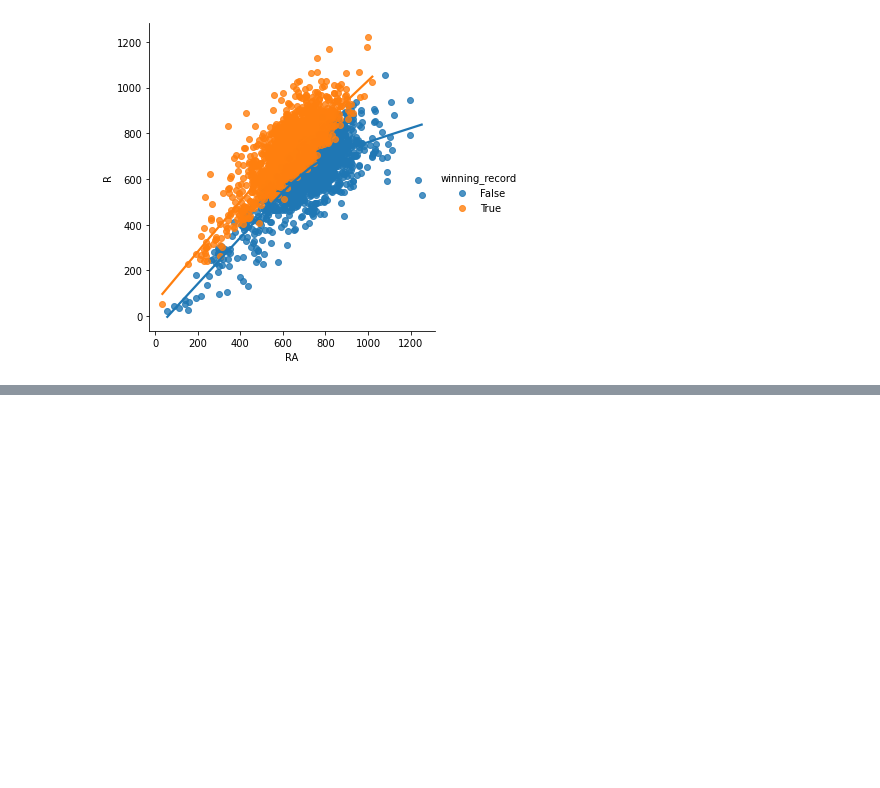
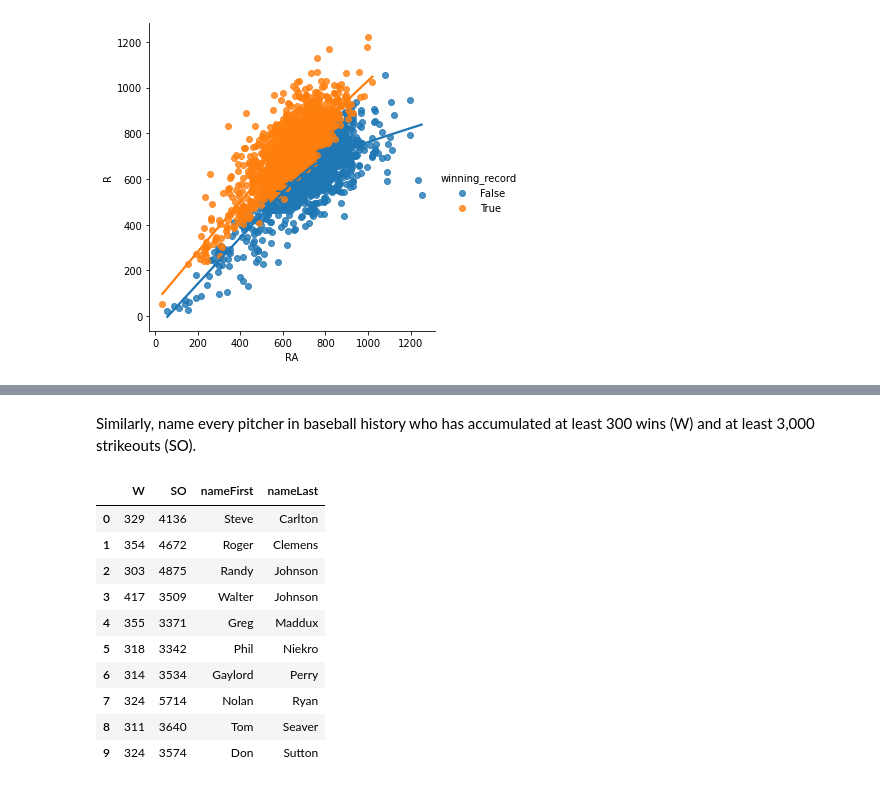
Before and after one commit to lwehausen/Python, a Jupyter notebook: Lahman_data_analysis.ipynb, the cells around one changed output, grey strips where cells are left out. Drawn from its saved outputs; the diff is of its cells as text; code cells hidden in the pictures; blank space fills up the shorter version.

```diff
--- a/Lahman_data_analysis.ipynb
+++ b/Lahman_data_analysis.ipynb
@@ -12 +16,3 @@ Teams = pd.read_csv("https://raw.githubusercontent.com/gjm112/DSCI401/main/data/
+# %%
+Pitching = pd.read_csv("https://raw.githubusercontent.com/gjm112/DSCI401/main/data/Pitching.csv")
 # %% [markdown]
@@ -138,0 +177,25 @@ sns.lmplot(x = "RA", y = "R", hue = "winning_record", data = Teams, lowess = Tru
+# %% [markdown]
+Similarly, name every pitcher in baseball history who has
+accumulated at least 300 wins (W) and at least 3,000 strikeouts (SO).
+# %%
+#Group by playerID then sum W and SO for each playerID
+pitching2 = Pitching.groupby(["playerID"])["W", "SO"].sum()
+
+#Gind every playerID that has >= 300 W & >= 3000 SO
+pitching3 = pitching2.loc[(pitching2["W"] > 299) & (pitching2["SO"] > 2999)]
+
+#Merge pitching3 with People df to get names of players from their playerID
+merg2 = pd.merge(People, pitching3, on = "playerID", how = "inner")
+merg2.loc[:,["W", "SO", "nameFirst", "nameLast"]]
+# %% [output]
+|  | W | SO | nameFirst | nameLast |
+| 0 | 329 | 4136 | Steve | Carlton |
+| 1 | 354 | 4672 | Roger | Clemens |
+| 2 | 303 | 4875 | Randy | Johnson |
+| 3 | 417 | 3509 | Walter | Johnson |
+| 4 | 355 | 3371 | Greg | Maddux |
+| 5 | 318 | 3342 | Phil | Niekro |
+| 6 | 314 | 3534 | Gaylord | Perry |
+| 7 | 324 | 5714 | Nolan | Ryan |
+| 8 | 311 | 3640 | Tom | Seaver |
+| 9 | 324 | 3574 | Don | Sutton |
```
Also changed, not shown: parts of 11 cells of this notebook.
